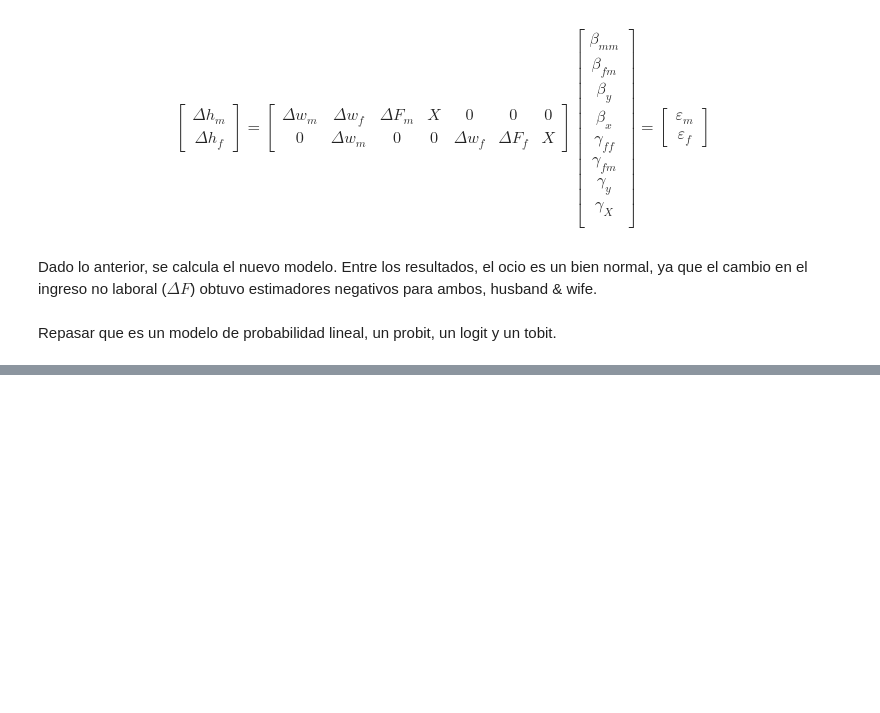
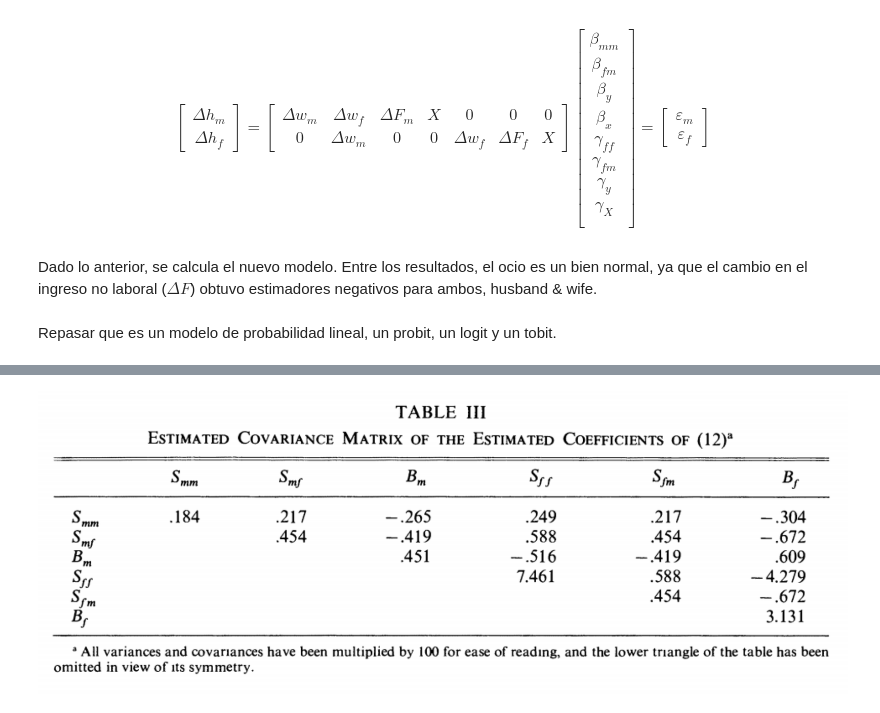
Before and after one commit to german1122/Clases-Eco-Aplicada, a Jupyter notebook: Clase3-EcoAplicada.ipynb, the cells around one changed output, grey strips where cells are left out. Cells and saved outputs as stored; diff of their text form; code cells hidden in the pictures; blank space fills up the shorter version.

```diff
--- a/Clase3-EcoAplicada.ipynb
+++ b/Clase3-EcoAplicada.ipynb
@@ -143,0 +154,5 @@ Repasar que es un modelo de probabilidad lineal, un probit, un logit y un tobit.
+# %%
+from IPython.display import Image
+Image(filename='pic3clase3.png')
+# %% [output]
+[figure, added]
```
Also changed, not shown: parts of 4 cells of this notebook.
